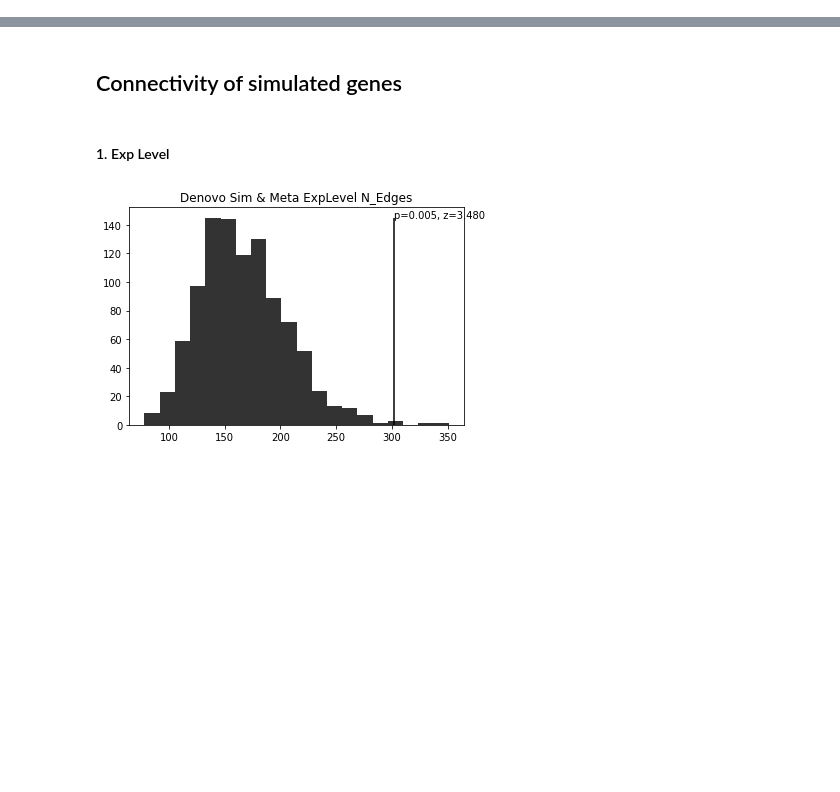
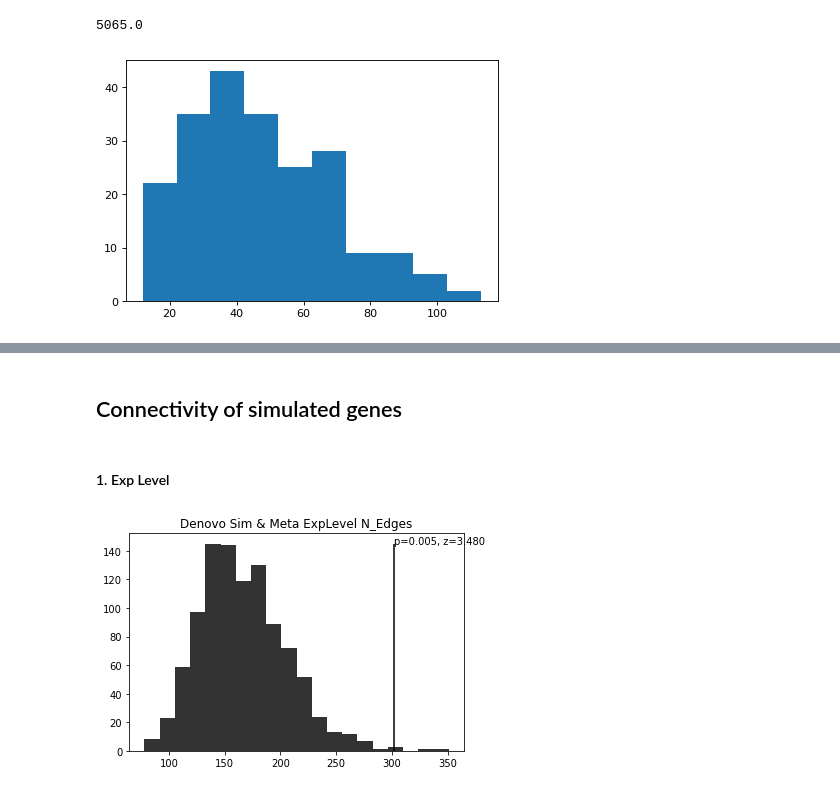
Before and after one commit to explorerwjy/ASD_Circuits, a Jupyter notebook: src/Connectivity_Tests.ipynb, the cells around one changed output, grey strips where cells are left out. Drawn from its saved outputs; the diff is of its cells as text; code cells hidden in the pictures; blank space fills up the shorter version.

```diff
--- a/src/Connectivity_Tests.ipynb
+++ b/src/Connectivity_Tests.ipynb
@@ -4,0 +315,20 @@ from ASD_Circuits import *
+# %%
+Sources_sorted = [item for items, c in Counter(Sources).most_common()
+                                      for item in [items] * c]
+# %%
+adj_mat_permut = pd.DataFrame(data=np.zeros((213,213)), index=adj_mat.index.values,
+                  columns=adj_mat.columns.values)
+for i, w in enumerate(Weights):
+    src = Sources_sorted[0]
+    N_stuck = 0
+    while 1:
+        tgt = np.random.choice(Targets)
+        if adj_mat_permut.loc[src, tgt] == 0 and src!=tgt:
+            adj_mat_permut.loc[src, tgt] = w
+            N_stuck = 0
+            Sources_sorted.pop(0)
+            Targets.remove(tgt)
+            break
+        else:
+            N_stuck += 1
+            print(i, src, tgt, N_stuck)
@@ -4,0 +420,3 @@ from ASD_Circuits import *
+# %%
+adj_mat_permut = EdgeSwapping(adj_mat, Reg2Reg)
+g_permut = LoadConnectome2(adj_mat_permut)
@@ -4,0 +444,7 @@ from ASD_Circuits import *
+# %%
+dg = g_permut.degree()
+plt.hist(dg)
+print(sum(dg)/2)
+# %% [output]
+5065.0
+[figure, added]
```
Also changed, not shown: parts of 73 cells of this notebook, 34 other files.
